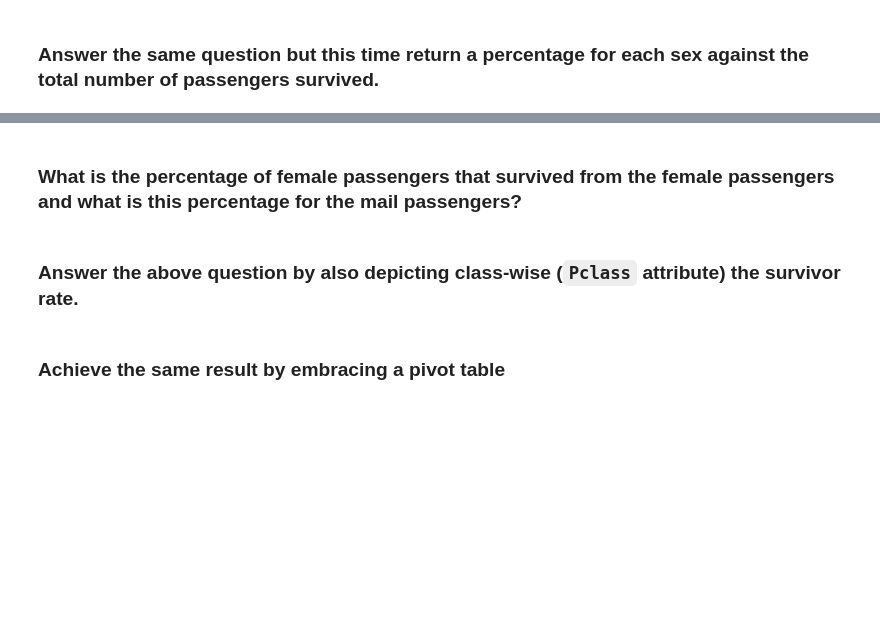
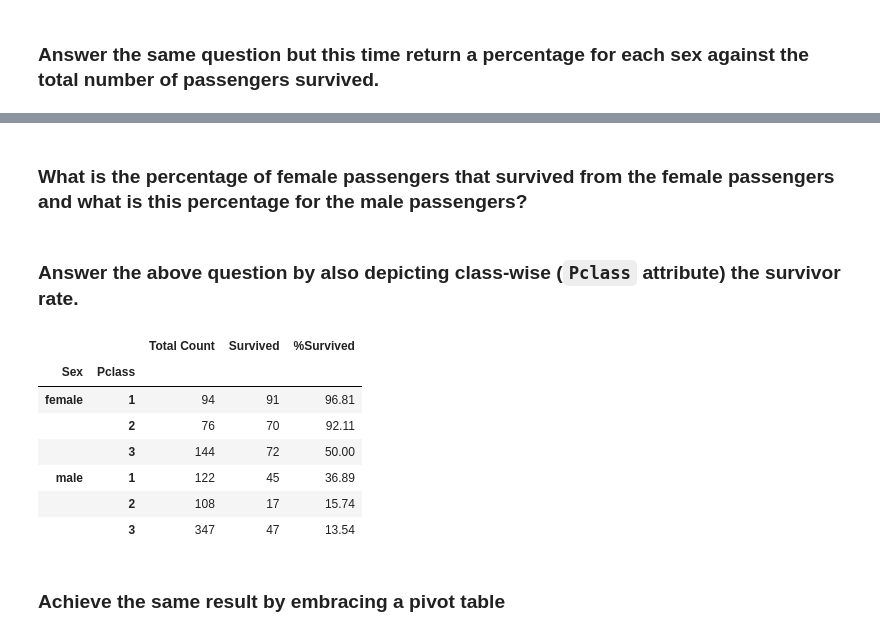
Before and after one commit to mcuninka/UNIC-Data_Programming, a Jupyter notebook: Homeworks/homework5-Maros_Cuninka.ipynb, the cells around one changed output, grey strips where cells are left out. Cells and saved outputs as stored; diff of their text form; code cells hidden in the pictures; blank space fills up the shorter version.

```diff
--- a/Homeworks/homework5-Maros_Cuninka.ipynb
+++ b/Homeworks/homework5-Maros_Cuninka.ipynb
@@ -285,2 +178,2 @@ df_survived
 # %% [markdown]
-### What is the percentage of female passengers that survived from the female passengers and what is this percentage for the mail passengers?
+### What is the percentage of female passengers that survived from the female passengers and what is this percentage for the male passengers?
@@ -293,2 +188,20 @@ df_survived
+# %%
+#your code goes here
+df_temp = df[['Survived', 'Sex', 'Pclass']]
+df3 = pd.DataFrame()
+df3['Total Count'] = df_temp.groupby(['Sex', 'Pclass']).count()
+df3['Survived'] = df_temp[df_temp['Survived'] == 1].groupby(['Sex', 'Pclass']).count()
+df3['%Survived'] = (df3['Survived'] / df3['Total Count'] * 100).round(2)
+# df3['%Survived3'] = (df_temp.groupby(['Sex', 'Pclass']).mean() * 100).round(2)
+df3
+# %% [output]
+|  |  | Total Count | Survived | %Survived |
+| Sex | Pclass |  |  |  |
+| female | 1 | 94 | 91 | 96.81 |
+|  | 2 | 76 | 70 | 92.11 |
+|  | 3 | 144 | 72 | 50.00 |
+| male | 1 | 122 | 45 | 36.89 |
+|  | 2 | 108 | 17 | 15.74 |
+|  | 3 | 347 | 47 | 13.54 |
 # %% [markdown]
 ### Achieve the same result by embracing a pivot table
```
Also changed, not shown: parts of 25 cells of this notebook.
